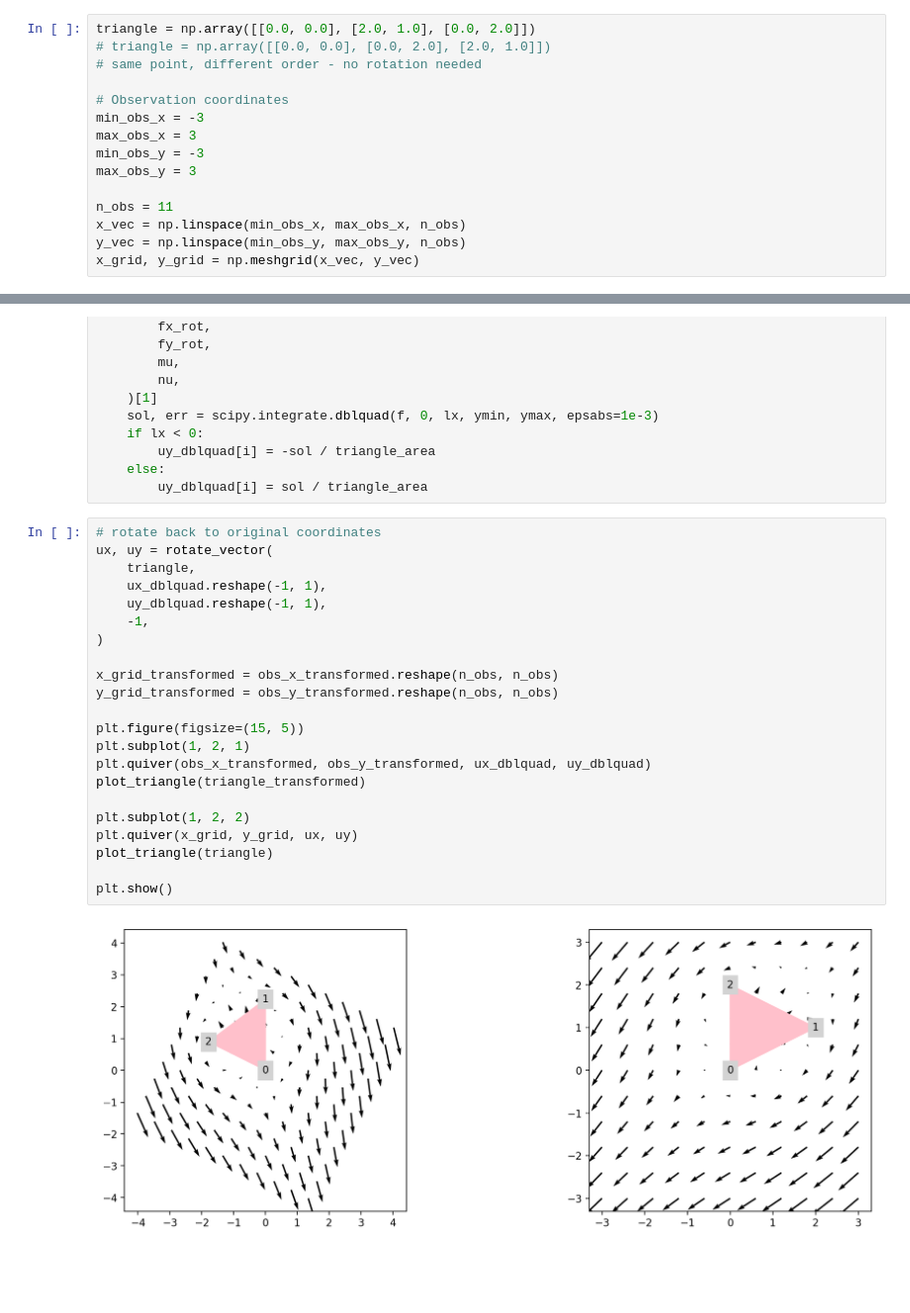
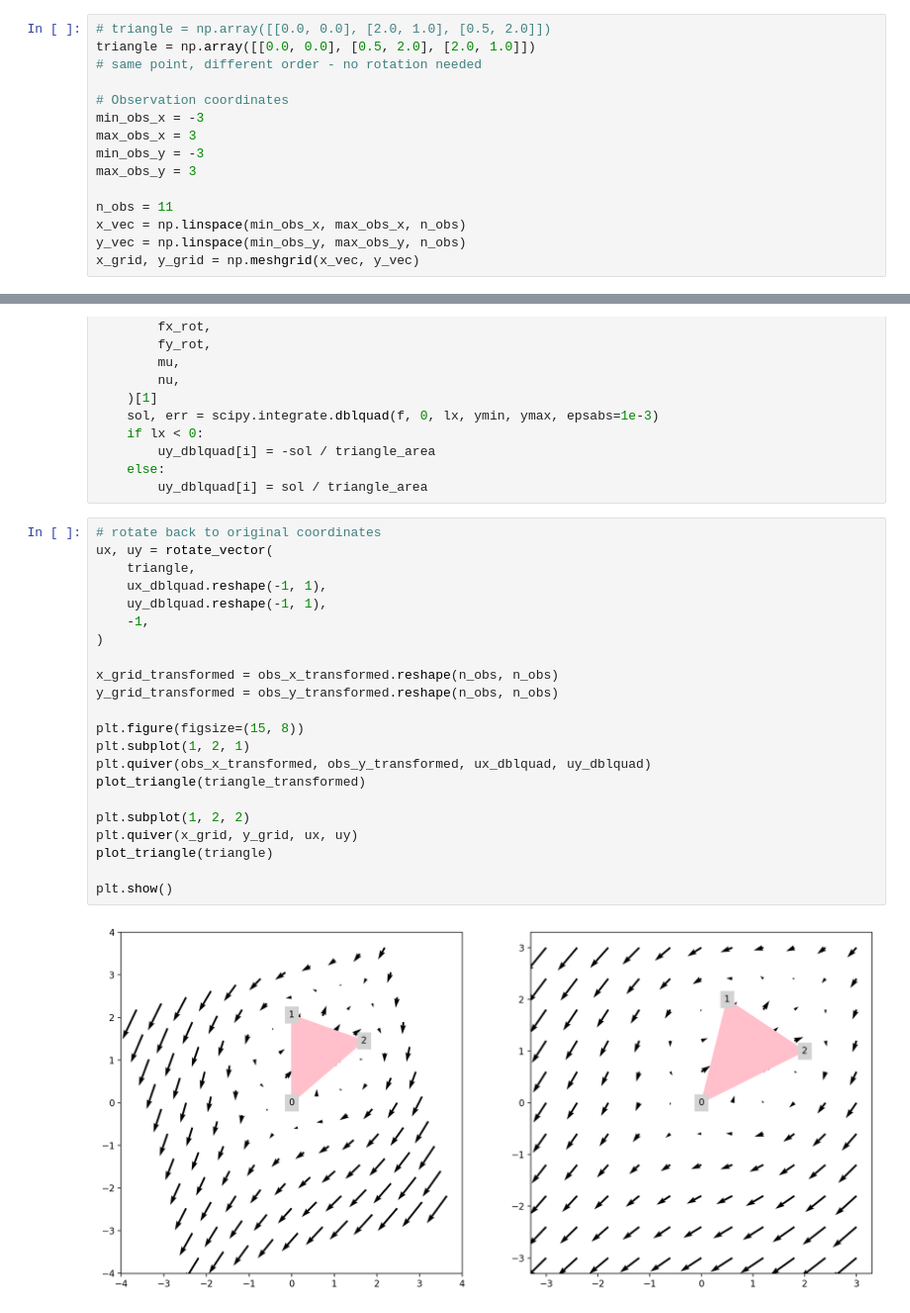
Before and after one commit to mallickrishg/bemcs, a Jupyter notebook: point_source/kelvin_point_source_triangle_rotations_RM.ipynb, the cells around one changed output, grey strips where cells are left out. Shown at 99% size. Saved outputs shown, nothing was run; the diff lists cells and outputs as text; blank space fills up the shorter version.

```diff
--- a/point_source/kelvin_point_source_triangle_rotations_RM.ipynb
+++ b/point_source/kelvin_point_source_triangle_rotations_RM.ipynb
@@ -124,8 +124,8 @@ def plot_stresses(x_grid, y_grid, stresses, triangle, title_string):
     plt.xlim([np.min(x_grid), np.max(x_grid)])
     plt.ylim([np.min(y_grid), np.max(y_grid)])
 # %%
-triangle = np.array([[0.0, 0.0], [2.0, 1.0], [0.0, 2.0]])
-# triangle = np.array([[0.0, 0.0], [0.0, 2.0], [2.0, 1.0]])
+# triangle = np.array([[0.0, 0.0], [2.0, 1.0], [0.5, 2.0]])
+triangle = np.array([[0.0, 0.0], [0.5, 2.0], [2.0, 1.0]])
 # same point, different order - no rotation needed
 
 # Observation coordinates
@@ -290,24 +290,24 @@ for i in range(0, obs_x_transformed.size):
 # %%
 # rotate back to original coordinates
 ux, uy = rotate_vector(
     triangle,
     ux_dblquad.reshape(-1, 1),
     uy_dblquad.reshape(-1, 1),
     -1,
 )
 
 x_grid_transformed = obs_x_transformed.reshape(n_obs, n_obs)
 y_grid_transformed = obs_y_transformed.reshape(n_obs, n_obs)
 
-plt.figure(figsize=(15, 5))
+plt.figure(figsize=(15, 8))
 plt.subplot(1, 2, 1)
 plt.quiver(obs_x_transformed, obs_y_transformed, ux_dblquad, uy_dblquad)
 plot_triangle(triangle_transformed)
 
 plt.subplot(1, 2, 2)
 plt.quiver(x_grid, y_grid, ux, uy)
 plot_triangle(triangle)
 
 plt.show()
 # %% [output]
-[figure, old version]
+[figure, new version]
```
Also changed, not shown: parts of 2 cells of this notebook.
